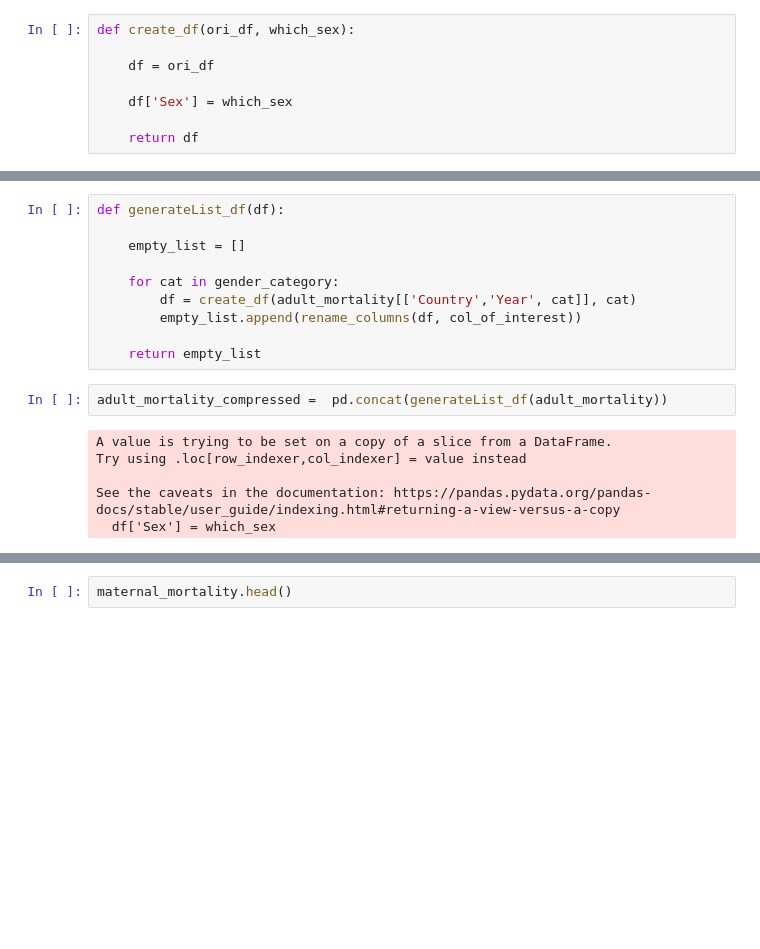
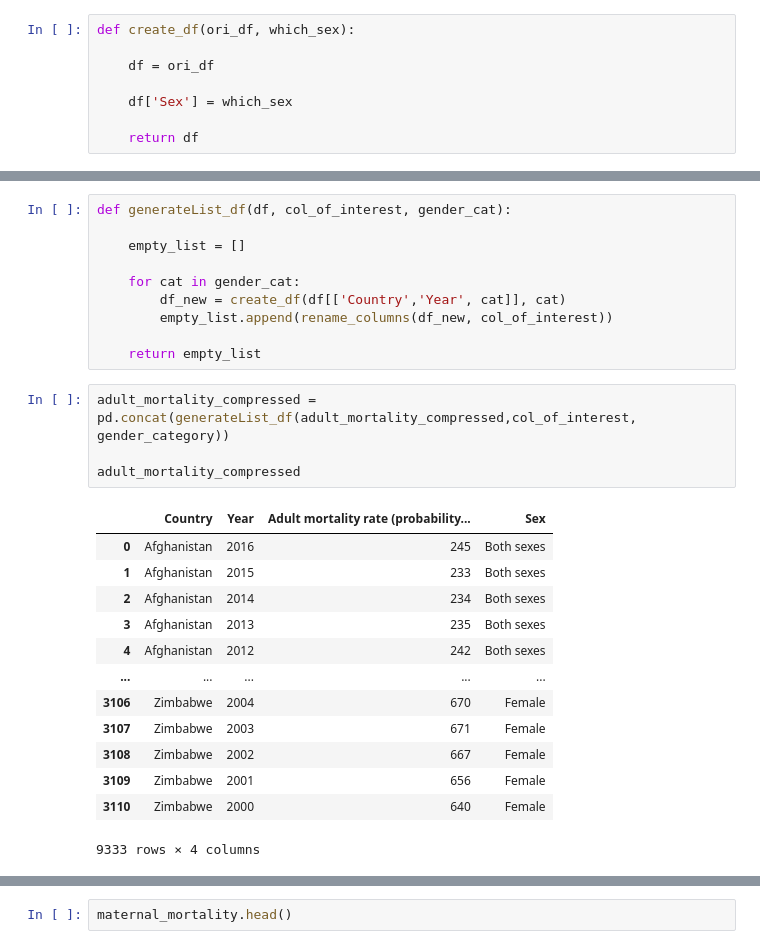
Before and after one commit to msamhz/Kaggle_WorldMortalityRates, a Jupyter notebook: code/1_EDA.ipynb, the cells around one changed output, grey strips where cells are left out. Saved outputs shown, nothing was run; the diff lists cells and outputs as text; blank space fills up the shorter version.

```diff
--- a/code/1_EDA.ipynb
+++ b/code/1_EDA.ipynb
@@ -103,20 +121,30 @@ See the caveats in the documentation: https://pandas.pydata.org/pandas-docs/stab
 | 3110 | Zimbabwe | 2000 | 715 | Male |
 3111 rows × 4 columns
 # %%
-def generateList_df(df):
+def generateList_df(df, col_of_interest, gender_cat):
 
     empty_list = []
 
-    for cat in gender_category:
-        df = create_df(adult_mortality[['Country','Year', cat]], cat)
-        empty_list.append(rename_columns(df, col_of_interest))
+    for cat in gender_cat:
+        df_new = create_df(df[['Country','Year', cat]], cat)
+        empty_list.append(rename_columns(df_new, col_of_interest))
 
     return empty_list
 # %%
-adult_mortality_compressed =  pd.concat(generateList_df(adult_mortality))
+adult_mortality_compressed =  pd.concat(generateList_df(adult_mortality_compressed,col_of_interest, gender_category))
+
+adult_mortality_compressed
 # %% [output]
+|  | Country | Year | Adult mortality rate (probability... | Sex |
+| 0 | Afghanistan | 2016 | 245 | Both sexes |
+| 1 | Afghanistan | 2015 | 233 | Both sexes |
+| 2 | Afghanistan | 2014 | 234 | Both sexes |
+| 3 | Afghanistan | 2013 | 235 | Both sexes |
+| 4 | Afghanistan | 2012 | 242 | Both sexes |
+| ... | ... | ... | ... | ... |
+| 3106 | Zimbabwe | 2004 | 670 | Female |
+| 3107 | Zimbabwe | 2003 | 671 | Female |
+| 3108 | Zimbabwe | 2002 | 667 | Female |
+| 3109 | Zimbabwe | 2001 | 656 | Female |
+| 3110 | Zimbabwe | 2000 | 640 | Female |
-A value is trying to be set on a copy of a slice from a DataFrame.
-Try using .loc[row_indexer,col_indexer] = value instead
-
-See the caveats in the documentation: https://pandas.pydata.org/pandas-docs/stable/user_guide/indexing.html#returning-a-view-versus-a-copy
-  df['Sex'] = which_sex
+9333 rows × 4 columns
```
Also changed, not shown: parts of 28 cells of this notebook.
